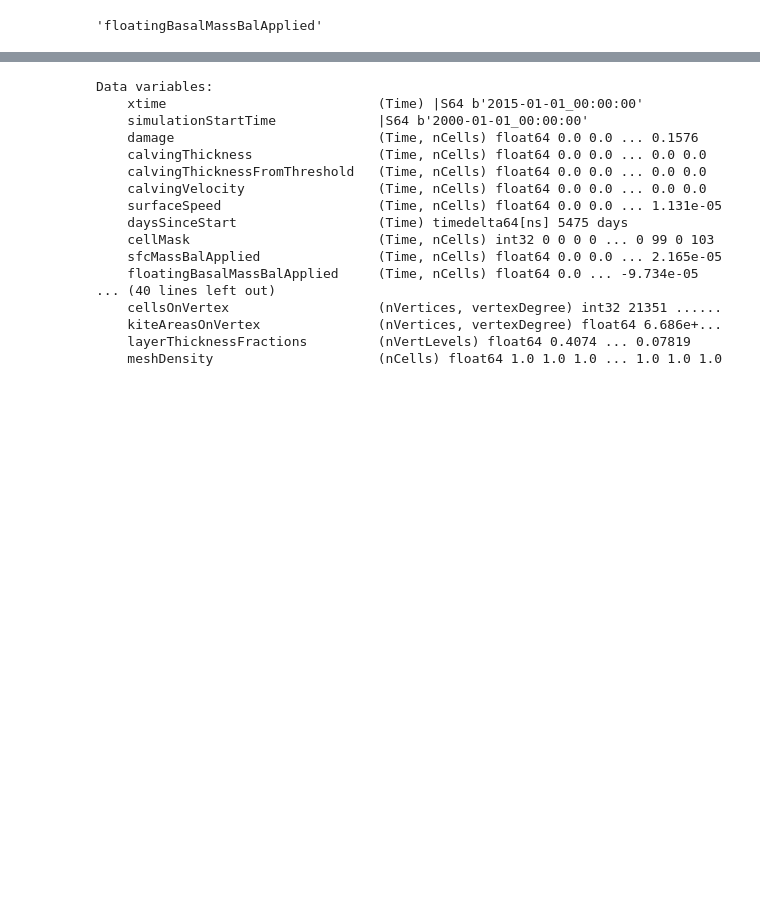
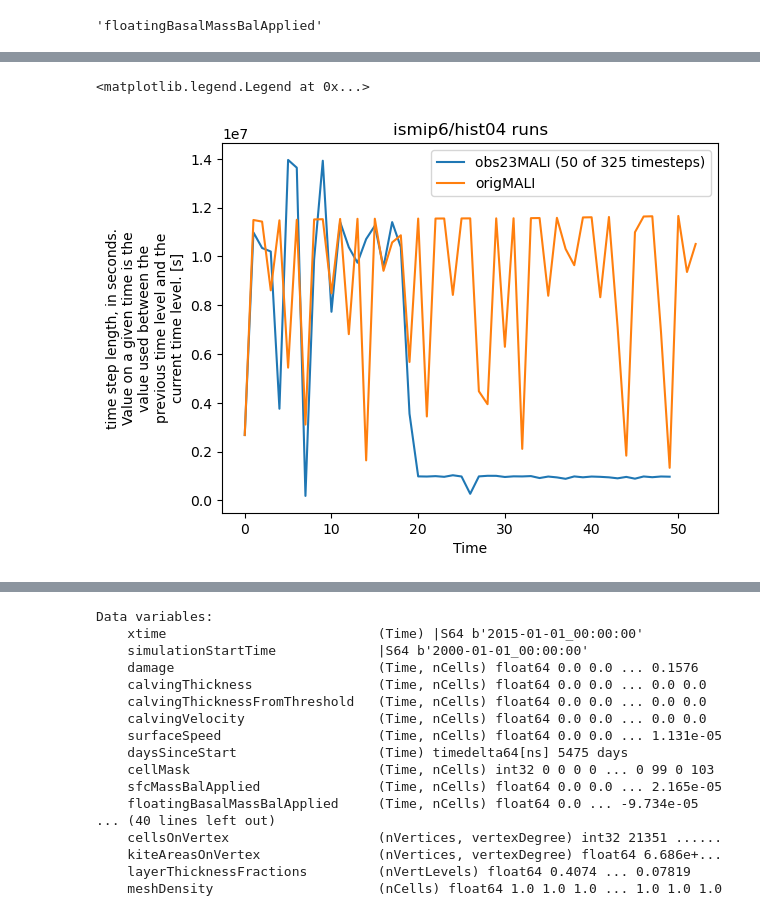
Before and after one commit to mshiv/aislens_emulation, a Jupyter notebook: notebooks/scratch.ipynb, the cells around one changed output, grey strips where cells are left out. Cells and saved outputs as stored; diff of their text form; code cells hidden in the pictures; blank space fills up the shorter version.

```diff
--- a/notebooks/scratch.ipynb
+++ b/notebooks/scratch.ipynb
@@ -20,3 +28,17 @@ dir = '/Users/smurugan9/research/aislens/MALI-ismip6-0721/hist_08/output/'
+# %%
+dir1 = '/Users/smurugan9/research/aislens/aislens_emulation/data/interim/MALI_runs/ismip6_obs23_IC/globalStats.nc'
+dir2 = '/Users/smurugan9/research/aislens/aislens_emulation/data/interim/MALI_runs/ismip6-relax/globalStats.nc'
+dir3 = '/Users/smurugan9/research/aislens/aislens_emulation/data/interim/MALI_runs/ismip6-1101-obs23/globalStats.nc'
 # %%
-ds = xr.open_dataset(dir+"output_flux_all_timesteps_2015.nc")
+ds = xr.open_dataset(dir1)
+ds2 = xr.open_dataset(dir2)
+ds3 = xr.open_dataset(dir3)
+ds.deltat[:50].plot(label='obs23MALI (50 of 325 timesteps)')
+ds2.deltat.plot(label='origMALI')
+#ds3.deltat[:50].plot(label='obs23-1101-MALI')
+plt.title('ismip6/hist04 runs')
+plt.legend()
+# %% [output]
+<matplotlib.legend.Legend at 0x...>
+[figure, added]
 # %%
```
Also changed, not shown: parts of 3 cells of this notebook, 1 other file.
